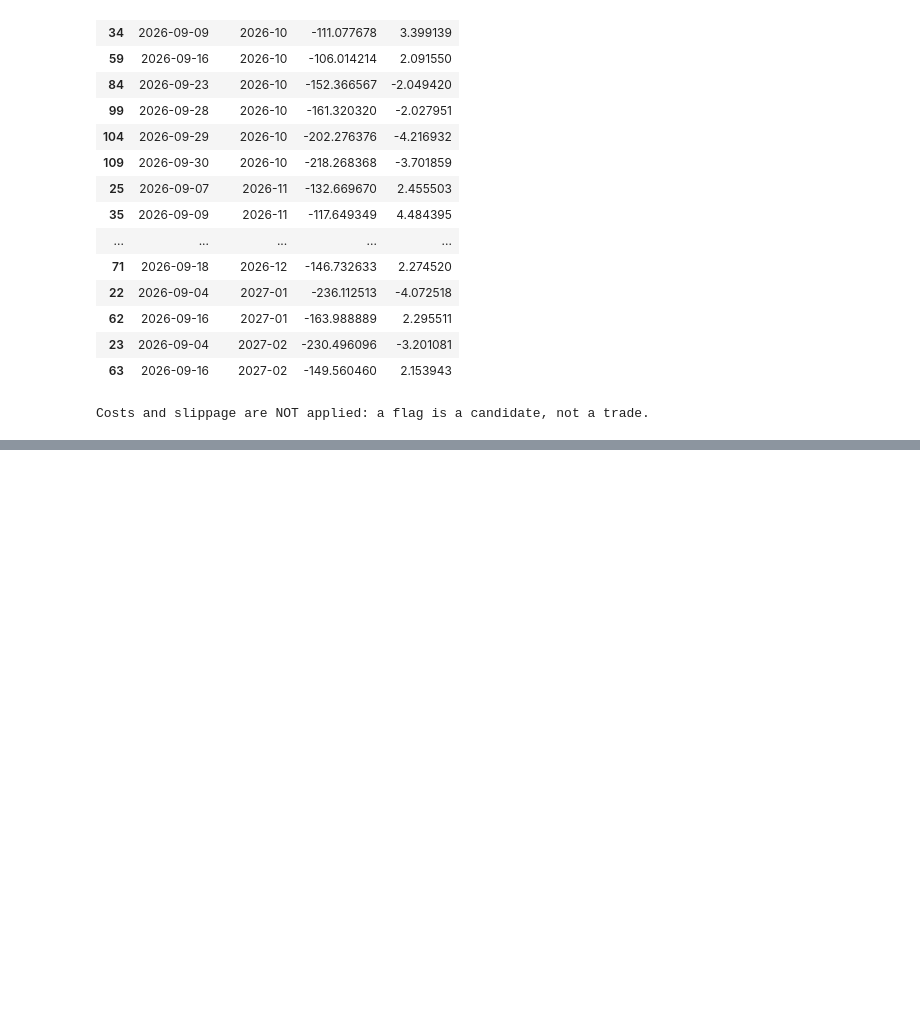
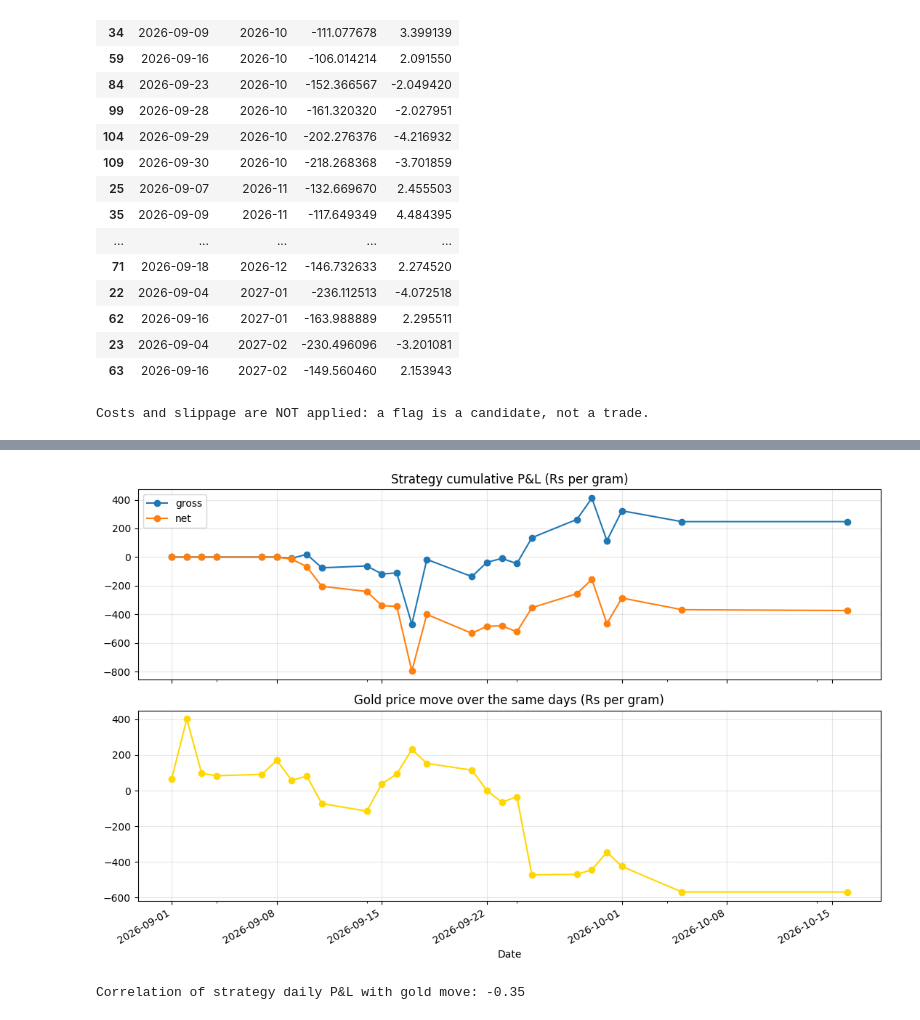
Before and after one commit to SAHIBA-09/summit-syndicate-mcx-gold, a Jupyter notebook: mcx_gold_colab_(1).ipynb, the cells around one changed output, grey strips where cells are left out. Cells and saved outputs as stored; diff of their text form; code cells hidden in the pictures; blank space fills up the shorter version.

Commit message:
Add files via upload
Final notebook with cost-adjusted backtest

```diff
--- a/mcx_gold_colab_(1).ipynb
+++ b/mcx_gold_colab_(1).ipynb
@@ -176,3 +174,76 @@ print("Costs and slippage are NOT applied: a flag is a candidate, not a trade.")
 | 23 | 2026-09-04 | 2027-02 | -230.496096 | -3.201081 |
 | 63 | 2026-09-16 | 2027-02 | -149.560460 | 2.153943 |
 Costs and slippage are NOT applied: a flag is a candidate, not a trade.
+# %%
+import itertools
+import numpy as np
+import pandas as pd
+import matplotlib.pyplot as plt
+
+# ---- BACKTEST SETTINGS (change these; cost numbers should come from Anjali's verified sources) ----
+K = 2.0               # enter when |z| > K
+EXIT_Z = 0.5          # exit when |z| < EXIT_Z
+MIN_OBS = 5           # past days needed before a band exists
+NO_ENTRY_DAYS = 5     # stay flat this many days before expiry (tender-period buffer, ASSUMPTION: set from MCX calendar)
+MIN_VOL = 1           # minimum volume on each leg to trade
+DELAY = 1
+COST_BPS = 2.0        # all-in cost per leg per side (brokerage + charges + slippage), in basis points. PLACEHOLDER
+
+def backtest_pair(df, a, b):
+    A = df[df["Symbol"] == a].drop_duplicates(["Date", "exp_month"]).set_index(["Date", "exp_month"])
+    B = df[df["Symbol"] == b].drop_duplicates(["Date", "exp_month"]).set_index(["Date", "exp_month"])
+    idx = A.index.intersection(B.index)
+    if len(idx) == 0: return pd.DataFrame()
+    d = pd.DataFrame({"pa": A.loc[idx, "rs_per_g"], "pb": B.loc[idx, "rs_per_g"], "va": A.loc[idx, "Volume"],
+                      "vb": B.loc[idx, "Volume"], "ea": A.loc[idx, "ExpiryDate"], "eb": B.loc[idx, "ExpiryDate"]}).reset_index()
+    out = []
+    for m, g in d.groupby("exp_month"):
+        g = g.sort_values("Date").reset_index(drop=True)
+        g["spread"] = g["pa"] - g["pb"]
+        past = g["spread"].shift(1)                                    # band uses PAST days only
+        g["z"] = (g["spread"] - past.expanding(MIN_OBS).mean()) / past.expanding(MIN_OBS).std()
+        left = (g[["ea", "eb"]].min(axis=1) - g["Date"]).dt.days
+        liquid = (g["va"] >= MIN_VOL) & (g["vb"] >= MIN_VOL)
+        pos, poss = 0, []
+        for z, dl, lq in zip(g["z"], left, liquid):
+            if pos != 0 and (dl <= NO_ENTRY_DAYS or (pd.notna(z) and abs(z) < EXIT_Z)): pos = 0   # exit
+            elif pos == 0 and lq and dl > NO_ENTRY_DAYS and pd.notna(z):                          # entry
+                pos = -1 if z > K else (1 if z < -K else 0)
+            poss.append(pos)
+        poss[-1] = 0                                                   # nothing to trade on after the last day
+        g["pos"] = pd.Series(poss).shift(DELAY).fillna(0).values
+        g["gross"] = (g["pos"] * (g["spread"].shift(-1) - g["spread"])).fillna(0)   # decided at close t, earns t -> t+1
+        prev = g["pos"].shift(1).fillna(0)
+        g["dpos"] = (g["pos"] - prev).abs()
+        g["entry"] = ((g["pos"] != 0) & (prev == 0)).astype(int)
+        g["notional"] = g["pa"] + g["pb"]
+        g["gold"] = (((g["pa"] + g["pb"]) / 2).shift(-1) - (g["pa"] + g["pb"]) / 2).fillna(0)
+        g["pair"] = f"{a}-{b}"
+        out.append(g)
+    return pd.concat(out)
+
+pairs = list(itertools.combinations(QUOTE_BASE_G, 2))
+res = pd.concat([backtest_pair(df, a, b) for a, b in pairs], ignore_index=True)
+res["cost"] = res["dpos"] * res["notional"] * COST_BPS / 1e4
+res["net"] = res["gross"] - res["cost"]
+
+n_tr = int(res["entry"].sum())
+print(f"Days in data: {df['Date'].nunique()} | pair-expiry series tested: {res.groupby(['pair','exp_month']).ngroups} | trades: {n_tr}")
+print(f"Gross P&L: {res['gross'].sum():.2f} Rs/g | Costs at {COST_BPS} bps: {res['cost'].sum():.2f} | NET: {res['net'].sum():.2f} Rs/g (per 1 g of each leg)")
+turn = (res["dpos"] * res["notional"]).sum()
+if turn > 0: print(f"Break-even all-in cost: {res['gross'].sum() / turn * 1e4:.2f} bps per leg per side")
+print("\nNet P&L at different cost levels (Rs/g):")
+print(pd.Series({f"{b} bps": res["gross"].sum() - (res["dpos"] * res["notional"]).sum() * b / 1e4 for b in [0, 1, 2, 5, 10]}).round(2).to_string())
+if n_tr < 30: print(f"\nWARNING: only {n_tr} trades. Too few to draw conclusions: report as a preliminary result.")
+
+daily = res.groupby("Date")[["gross", "net", "gold"]].sum()
+daily["gold"] = res.groupby("Date")["gold"].mean()
+fig, ax = plt.subplots(2, 1, figsize=(11, 7), sharex=True)
+daily[["gross", "net"]].cumsum().plot(ax=ax[0], marker="o"); ax[0].set_title("Strategy cumulative P&L (Rs per gram)"); ax[0].grid(alpha=.3)
+daily["gold"].cumsum().plot(ax=ax[1], marker="o", color="gold"); ax[1].set_title("Gold price move over the same days (Rs per gram)"); ax[1].grid(alpha=.3)
+plt.tight_layout(); plt.show()
+if daily["net"].std() > 0 and daily["gold"].std() > 0:
+    print(f"Correlation of strategy daily P&L with gold move: {daily['net'].corr(daily['gold']):.2f}")
+trades = res[res["entry"] == 1][["Date", "pair", "exp_month", "pos", "z", "spread"]]
+trades
+# %% [output]
@@ -178,0 +260,2 @@ Costs and slippage are NOT applied: a flag is a candidate, not a trade.
+[figure, added]
+Correlation of strategy daily P&L with gold move: -0.35
```
Also changed, not shown: parts of 4 cells of this notebook.
